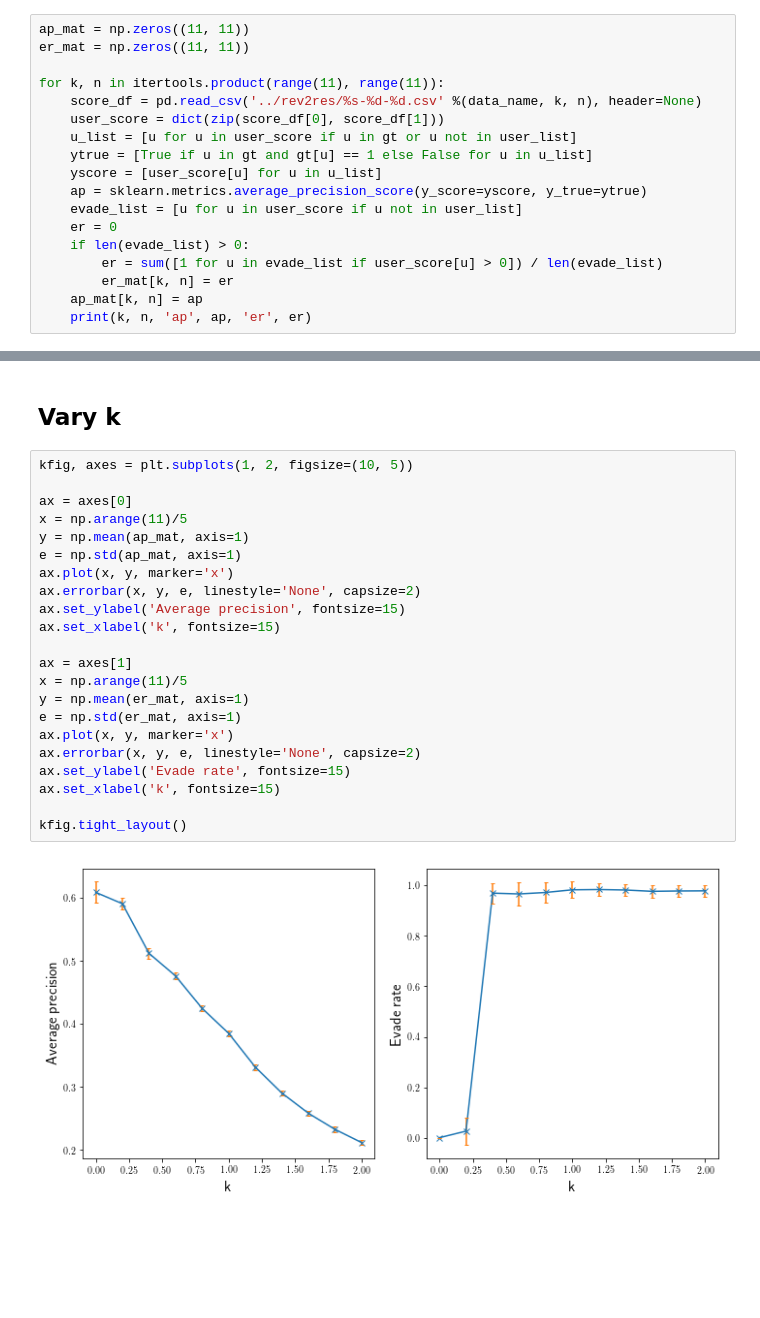
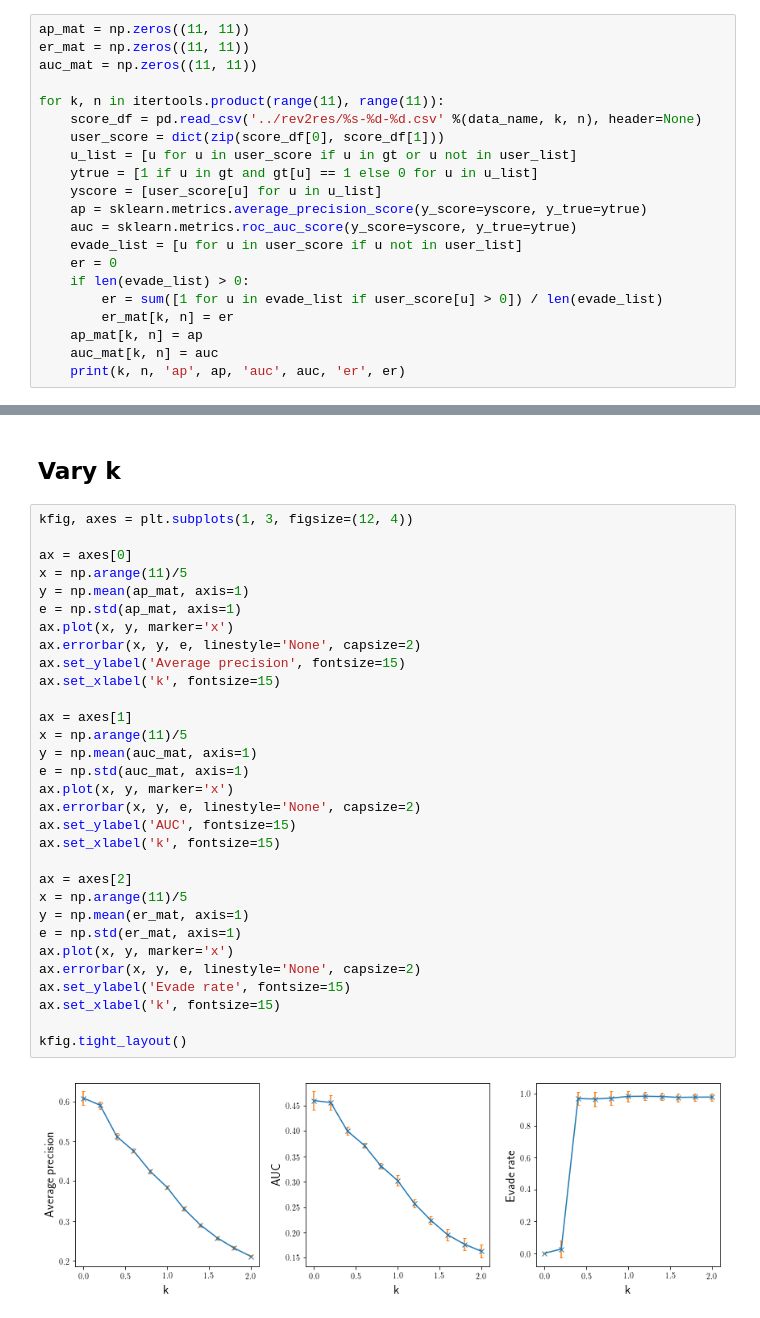
Before and after one commit to rzlll/DataMining, a Jupyter notebook: src/rev2eval.ipynb, the cells around one changed output, grey strips where cells are left out. Cells and saved outputs as stored; diff of their text form; blank space fills up the shorter version.

```diff
--- a/src/rev2eval.ipynb
+++ b/src/rev2eval.ipynb
@@ -32,19 +32,22 @@ gt = dict([('u'+str(x[0]), x[1]) for x in zip(gt_df['id'], gt_df['label'])])
 # %%
 ap_mat = np.zeros((11, 11))
 er_mat = np.zeros((11, 11))
+auc_mat = np.zeros((11, 11))
 
 for k, n in itertools.product(range(11), range(11)):
     score_df = pd.read_csv('../rev2res/%s-%d-%d.csv' %(data_name, k, n), header=None)
     user_score = dict(zip(score_df[0], score_df[1]))
     u_list = [u for u in user_score if u in gt or u not in user_list]
-    ytrue = [True if u in gt and gt[u] == 1 else False for u in u_list]
+    ytrue = [1 if u in gt and gt[u] == 1 else 0 for u in u_list]
     yscore = [user_score[u] for u in u_list]
     ap = sklearn.metrics.average_precision_score(y_score=yscore, y_true=ytrue)
+    auc = sklearn.metrics.roc_auc_score(y_score=yscore, y_true=ytrue)
     evade_list = [u for u in user_score if u not in user_list]
     er = 0
     if len(evade_list) > 0:
         er = sum([1 for u in evade_list if user_score[u] > 0]) / len(evade_list)
         er_mat[k, n] = er
     ap_mat[k, n] = ap
-    print(k, n, 'ap', ap, 'er', er)
+    auc_mat[k, n] = auc
+    print(k, n, 'ap', ap, 'auc', auc, 'er', er)
 # %% [output]
@@ -94,29 +139,38 @@ nfig.tight_layout()
 # %% [markdown]
 ## Vary k
 # %%
-kfig, axes = plt.subplots(1, 2, figsize=(10, 5))
+kfig, axes = plt.subplots(1, 3, figsize=(12, 4))
 
 ax = axes[0]
 x = np.arange(11)/5
 y = np.mean(ap_mat, axis=1)
 e = np.std(ap_mat, axis=1)
 ax.plot(x, y, marker='x')
 ax.errorbar(x, y, e, linestyle='None', capsize=2)
 ax.set_ylabel('Average precision', fontsize=15)
 ax.set_xlabel('k', fontsize=15)
 
 ax = axes[1]
 x = np.arange(11)/5
+y = np.mean(auc_mat, axis=1)
+e = np.std(auc_mat, axis=1)
+ax.plot(x, y, marker='x')
+ax.errorbar(x, y, e, linestyle='None', capsize=2)
+ax.set_ylabel('AUC', fontsize=15)
+ax.set_xlabel('k', fontsize=15)
+
+ax = axes[2]
+x = np.arange(11)/5
 y = np.mean(er_mat, axis=1)
 e = np.std(er_mat, axis=1)
 ax.plot(x, y, marker='x')
 ax.errorbar(x, y, e, linestyle='None', capsize=2)
 ax.set_ylabel('Evade rate', fontsize=15)
 ax.set_xlabel('k', fontsize=15)
 
 kfig.tight_layout()
 # %% [output]
-[figure, old version]
+[figure, new version]
 # %%
 nfig.savefig('../rev2fig/%s-n.pdf' %data_name)
 kfig.savefig('../rev2fig/%s-k.pdf' %data_name)
```
Also changed, not shown: parts of 5 cells of this notebook.
